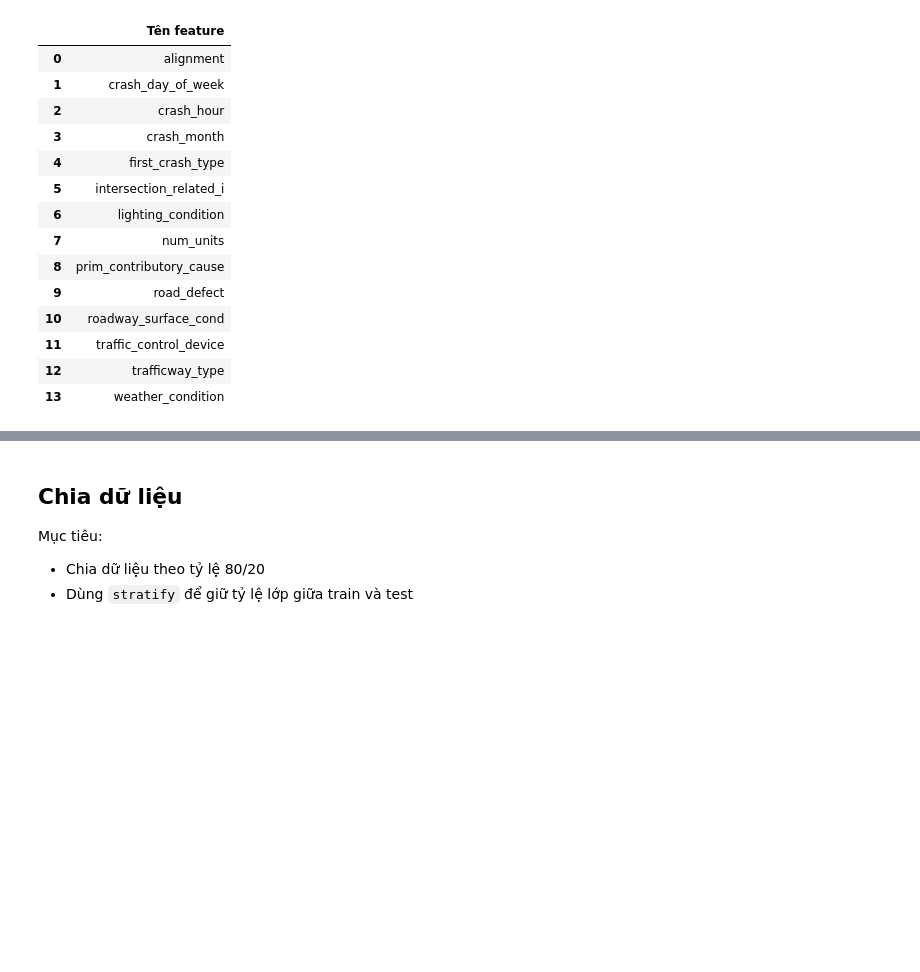
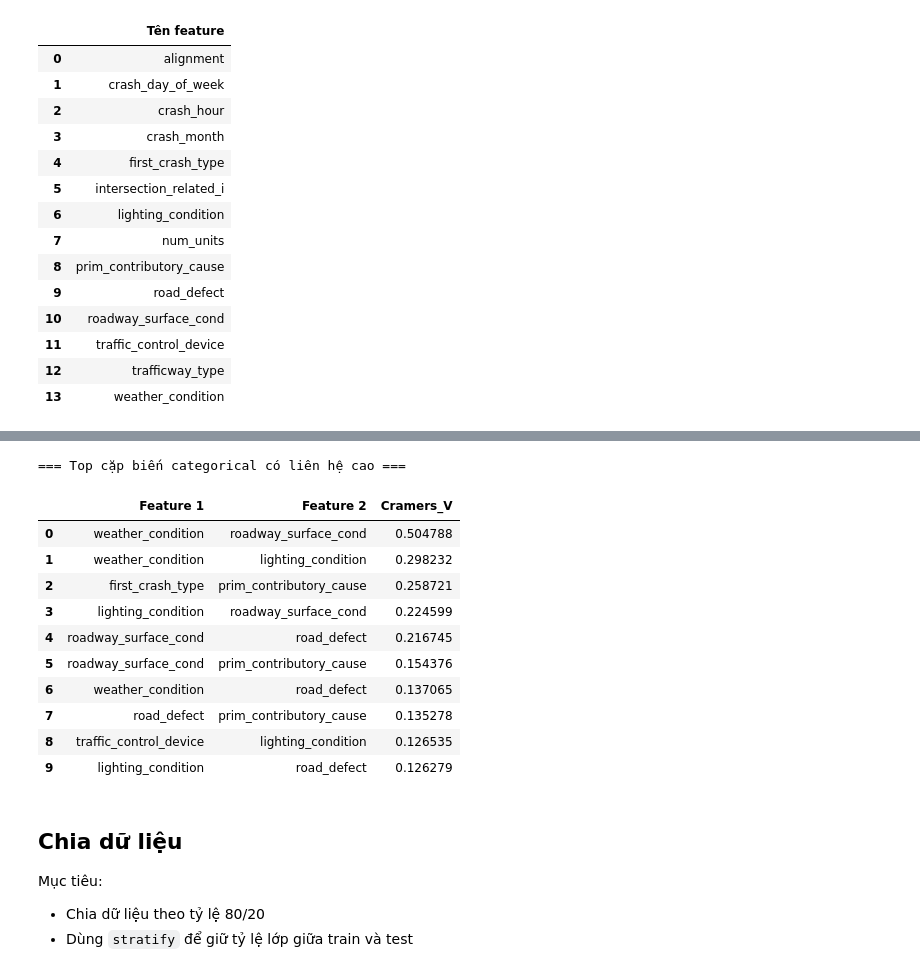
Before and after one commit to Qnhu22/KPDL_TrafficAccidents, a Jupyter notebook: notebooks/3_Classification.ipynb, the cells around one changed output, grey strips where cells are left out. Drawn from its saved outputs; the diff is of its cells as text; code cells hidden in the pictures; blank space fills up the shorter version.

```diff
--- a/notebooks/classification.ipynb
+++ b/notebooks/3_Classification.ipynb
@@ -199,3 +313,34 @@ Số mẫu: 209,275
+# %%
+# Lấy các cặp biến ở nửa trên ma trận để tránh lặp
+pairs = []
+
+for i in range(len(cat_cols_eda)):
+    for j in range(i + 1, len(cat_cols_eda)):
+        col1 = cat_cols_eda[i]
+        col2 = cat_cols_eda[j]
+        value = cramers_v_matrix.loc[col1, col2]
+        pairs.append((col1, col2, value))
+
+cramers_pairs_df = pd.DataFrame(
+    pairs,
+    columns=["Feature 1", "Feature 2", "Cramers_V"]
+).sort_values(by="Cramers_V", ascending=False).reset_index(drop=True)
+
+print("=== Top cặp biến categorical có liên hệ cao ===")
+display(cramers_pairs_df.head(10))
+# %% [output]
+=== Top cặp biến categorical có liên hệ cao ===
+|  | Feature 1 | Feature 2 | Cramers_V |
+| 0 | weather_condition | roadway_surface_cond | 0.504788 |
+| 1 | weather_condition | lighting_condition | 0.298232 |
+| 2 | first_crash_type | prim_contributory_cause | 0.258721 |
+| 3 | lighting_condition | roadway_surface_cond | 0.224599 |
+| 4 | roadway_surface_cond | road_defect | 0.216745 |
+| 5 | roadway_surface_cond | prim_contributory_cause | 0.154376 |
+| 6 | weather_condition | road_defect | 0.137065 |
+| 7 | road_defect | prim_contributory_cause | 0.135278 |
+| 8 | traffic_control_device | lighting_condition | 0.126535 |
+| 9 | lighting_condition | road_defect | 0.126279 |
 # %% [markdown]
 ## Chia dữ liệu
 
```
Also changed, not shown: parts of 5 cells of this notebook, 8 other files.
